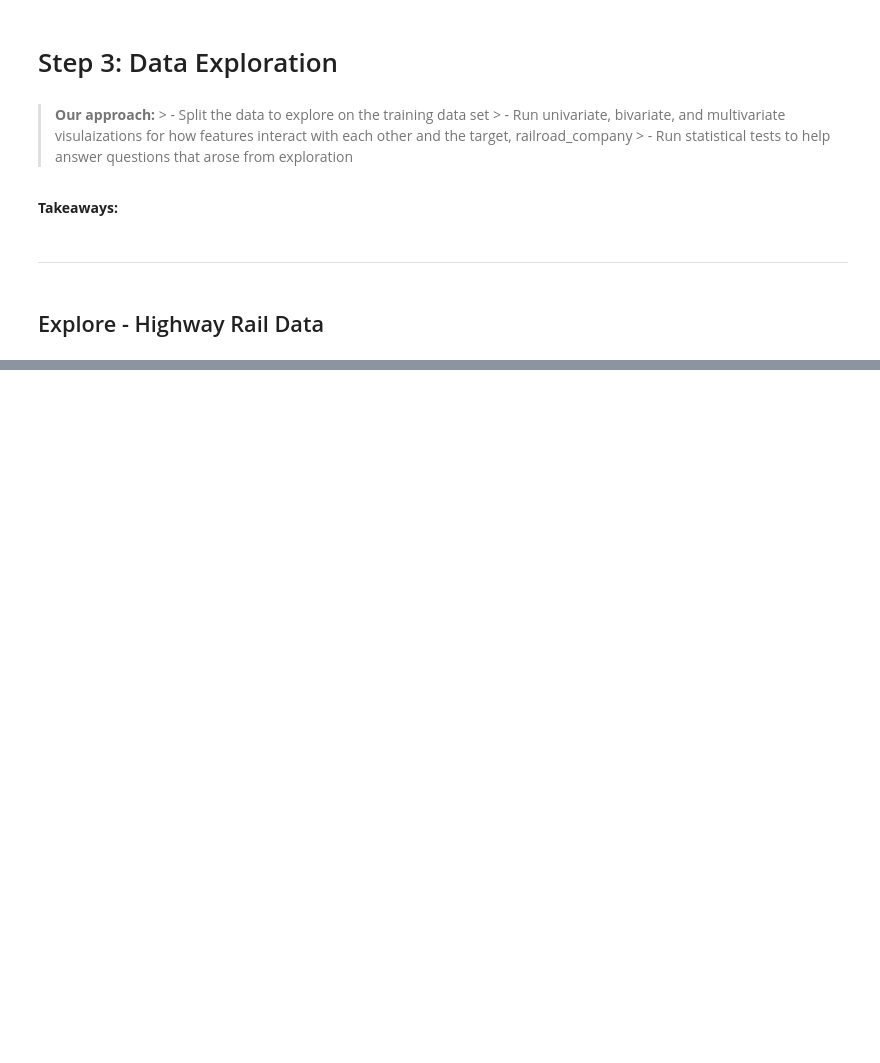
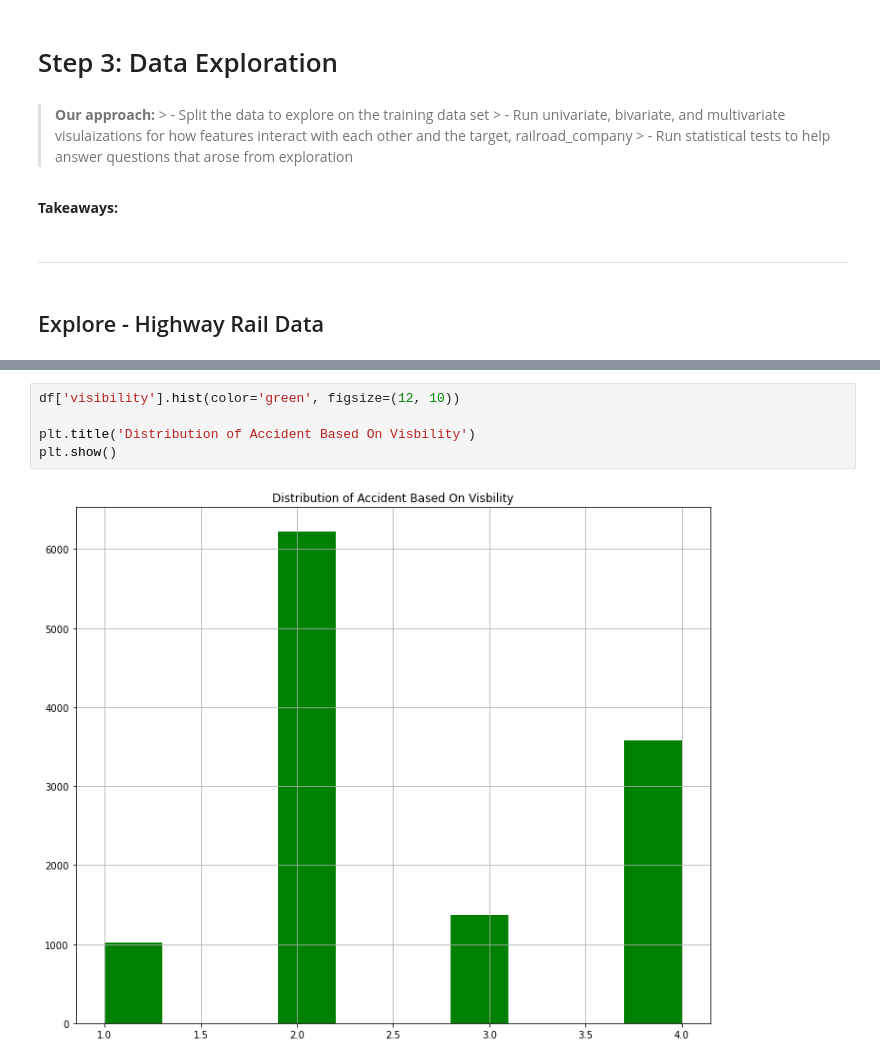
Before and after one commit to OTR-Capstone/Off_The_Rails, a Jupyter notebook: final_report_and_findings.ipynb, the cells around one changed output, grey strips where cells are left out. Cells and saved outputs as stored; diff of their text form; blank space fills up the shorter version.

```diff
--- a/final_report_and_findings.ipynb
+++ b/final_report_and_findings.ipynb
@@ -1200,0 +1254,7 @@ hwy_df.shape
+# %%
+df['visibility'].hist(color='green', figsize=(12, 10))
+
+plt.title('Distribution of Accident Based On Visbility')
+plt.show()
+# %% [output]
+[figure, added]
```
Also changed, not shown: parts of 148 cells of this notebook.
